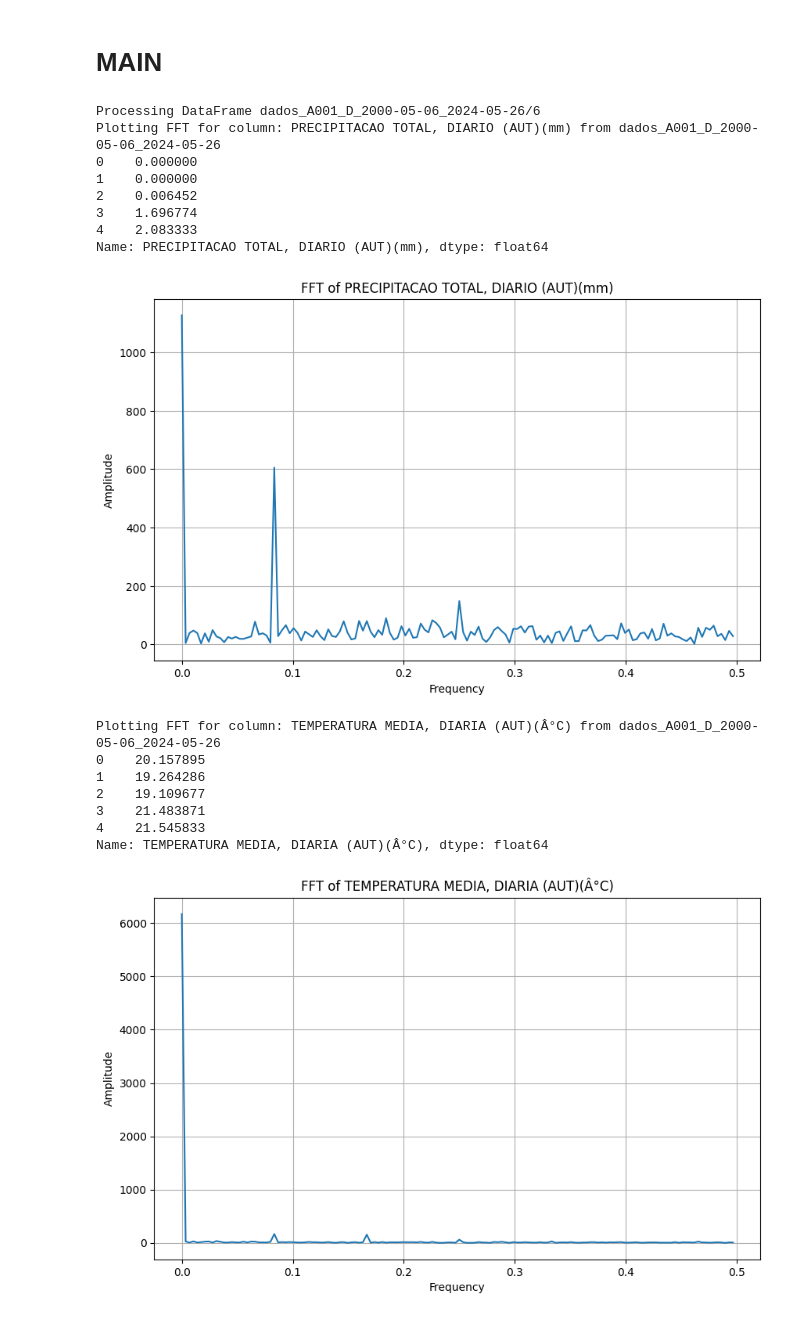
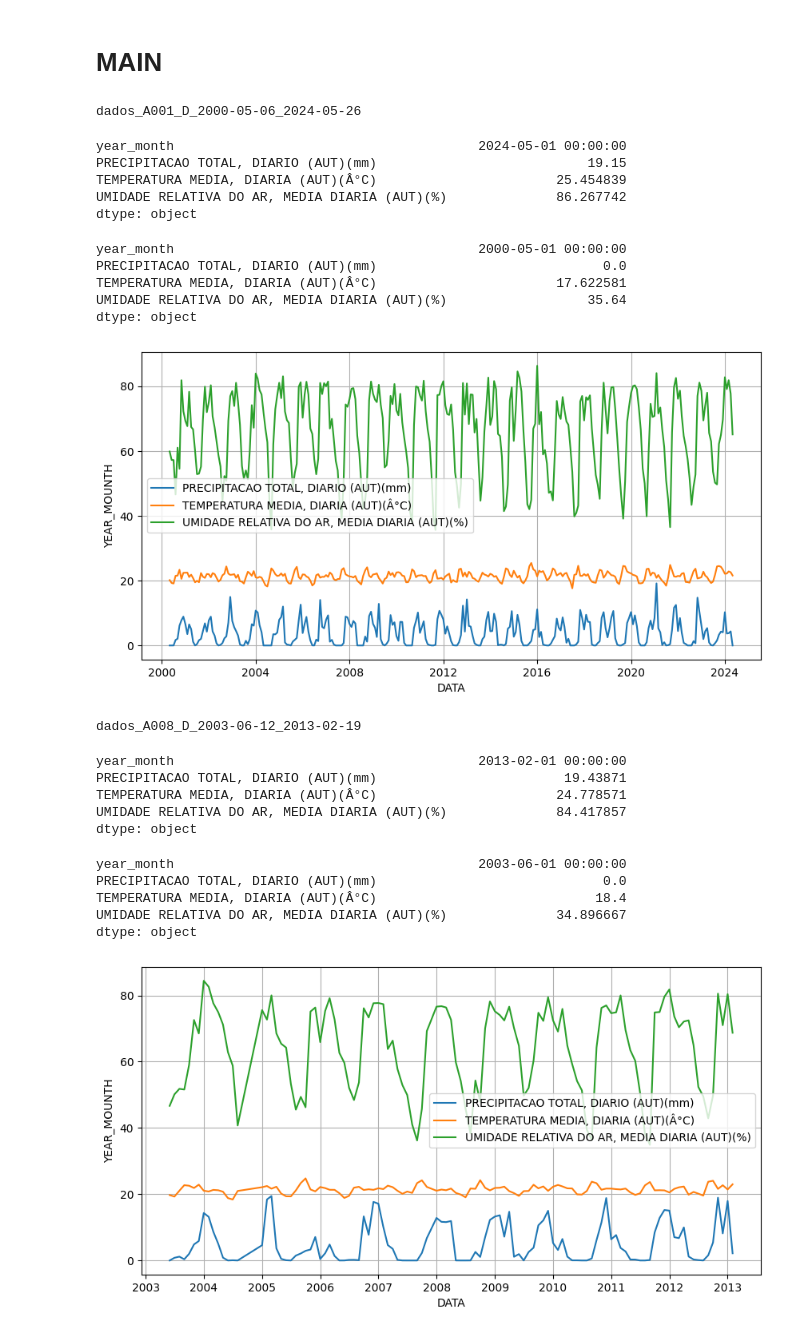
Before and after one commit to lcstei/fourrier-analysis-of-weather-data, a Jupyter notebook: src/main.ipynb, the cells around one changed output. Cells and saved outputs as stored; diff of their text form; code cells hidden in the pictures.

```diff
--- a/src/main.ipynb
+++ b/src/main.ipynb
@@ -64,7 +46,7 @@ def plot(df: object) -> None:
             plt.plot(df['year_month'], df[i], linestyle='-', label=i)
 
     # Adding titles and labels
-    plt.title('Data x Months')
+    # plt.title('Data x Months')
     plt.xlabel('DATA')
     plt.ylabel('YEAR_MOUNTH')
 
@@ -74,22 +56,3 @@ def plot(df: object) -> None:
     # Show the plot
     plt.grid(True)
     plt.show()
-# %%
-def plot_fft(data, column_name):
-    n = len(data)
-    # Compute the FFT
-    fft_values = np.fft.fft(data)
-    fft_freq = np.fft.fftfreq(n)
-
-    # Only take the positive frequencies
-    fft_values = fft_values[:n//2]
-    fft_freq = fft_freq[:n//2]
-
-    # Plot the FFT
-    plt.figure(figsize=(10, 6))
-    plt.plot(fft_freq, np.abs(fft_values))
-    plt.title(f'FFT of {column_name}')
-    plt.xlabel('Frequency')
-    plt.ylabel('Amplitude')
-    plt.grid()
-    plt.show()
@@ -96,13 +92,14 @@ def plot_fft(data, column_name):
 # %%
 def fft_process(dataframes):
     for i, df in dataframes.items():
-        print(f"Processing DataFrame {i}/{len(dataframes)}")
+        # print(f"Processing DataFrame {i}/{len(dataframes)}")
         for column in df.columns:
             if column == 'year_month':
                 continue
             print(f"Plotting FFT for column: {column} from {i}")
-            print(df[column].head())
-            plot_fft(df[column].drop(index=0).values, column)
+
+
+            plot_fft(df, column)
 # %%
 def apply_convolution(x, window):
     window = len(x)/10
@@ -114,33 +111,41 @@ def apply_convolution(x, window):
 # %%
 data_dir = "../Data/Auto"
 filepaths = glob.glob(os.path.join(data_dir, "*.csv"))
 stations = {}
 for file in filepaths:
     # if 'A008' in file: #SKIP A008 STATION BE COUSE ARE NOT IN OPPERATION SINCE 2013
     #     continue
     stations[file.replace('../Data/Auto\\', '').replace('.csv', '')] = data_start(file)
 
-# for key, value in stations.items():
-    # print(key)
-    # display(value)
-    # plot(value)
+
+for key, value in stations.items():
+    print(key)
+    display(value.max(), value.min())
+    plot(value)
 
 fft_process(stations)
 # %% [output]
-Processing DataFrame dados_A001_D_2000-05-06_2024-05-26/6
-Plotting FFT for column: PRECIPITACAO TOTAL, DIARIO (AUT)(mm) from dados_A001_D_2000-05-06_2024-05-26
-0    0.000000
-1    0.000000
-2    0.006452
-3    1.696774
-4    2.083333
-Name: PRECIPITACAO TOTAL, DIARIO (AUT)(mm), dtype: float64
+dados_A001_D_2000-05-06_2024-05-26
+year_month                                       2024-05-01 00:00:00
+PRECIPITACAO TOTAL, DIARIO (AUT)(mm)                           19.15
+TEMPERATURA MEDIA, DIARIA (AUT)(Â°C)                       25.454839
+UMIDADE RELATIVA DO AR, MEDIA DIARIA (AUT)(%)              86.267742
+dtype: object
+year_month                                       2000-05-01 00:00:00
+PRECIPITACAO TOTAL, DIARIO (AUT)(mm)                             0.0
+TEMPERATURA MEDIA, DIARIA (AUT)(Â°C)                       17.622581
+UMIDADE RELATIVA DO AR, MEDIA DIARIA (AUT)(%)                  35.64
+dtype: object
-[figure, old version]
+[figure, new version]
-Plotting FFT for column: TEMPERATURA MEDIA, DIARIA (AUT)(Â°C) from dados_A001_D_2000-05-06_2024-05-26
-0    20.157895
-1    19.264286
-2    19.109677
-3    21.483871
-4    21.545833
-Name: TEMPERATURA MEDIA, DIARIA (AUT)(Â°C), dtype: float64
+dados_A008_D_2003-06-12_2013-02-19
+year_month                                       2013-02-01 00:00:00
+PRECIPITACAO TOTAL, DIARIO (AUT)(mm)                        19.43871
+TEMPERATURA MEDIA, DIARIA (AUT)(Â°C)                       24.778571
+UMIDADE RELATIVA DO AR, MEDIA DIARIA (AUT)(%)              84.417857
+dtype: object
+year_month                                       2003-06-01 00:00:00
+PRECIPITACAO TOTAL, DIARIO (AUT)(mm)                             0.0
+TEMPERATURA MEDIA, DIARIA (AUT)(Â°C)                            18.4
+UMIDADE RELATIVA DO AR, MEDIA DIARIA (AUT)(%)              34.896667
+dtype: object
-[figure, old version]
+[figure, new version]
```
Also changed, not shown: parts of 4 cells of this notebook.
